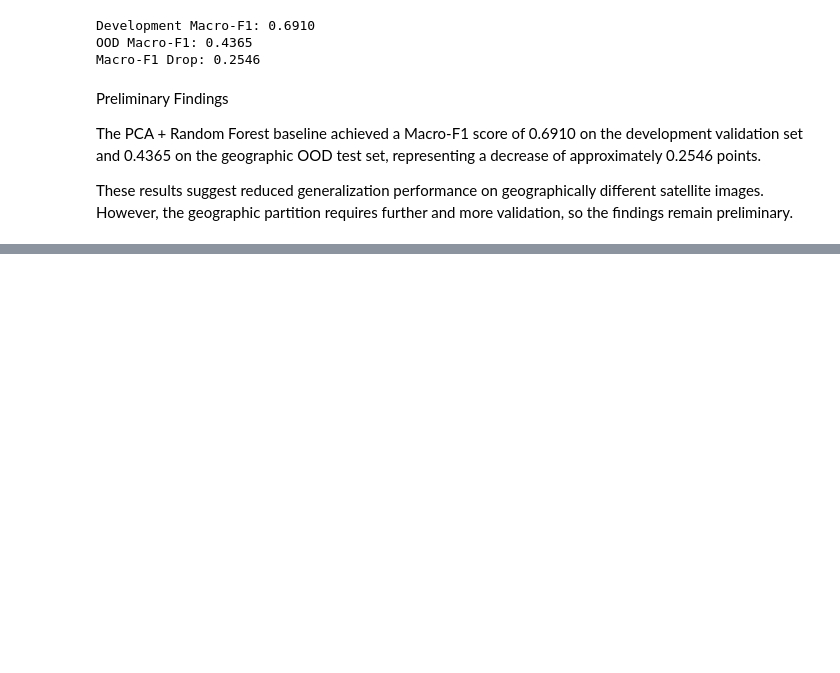
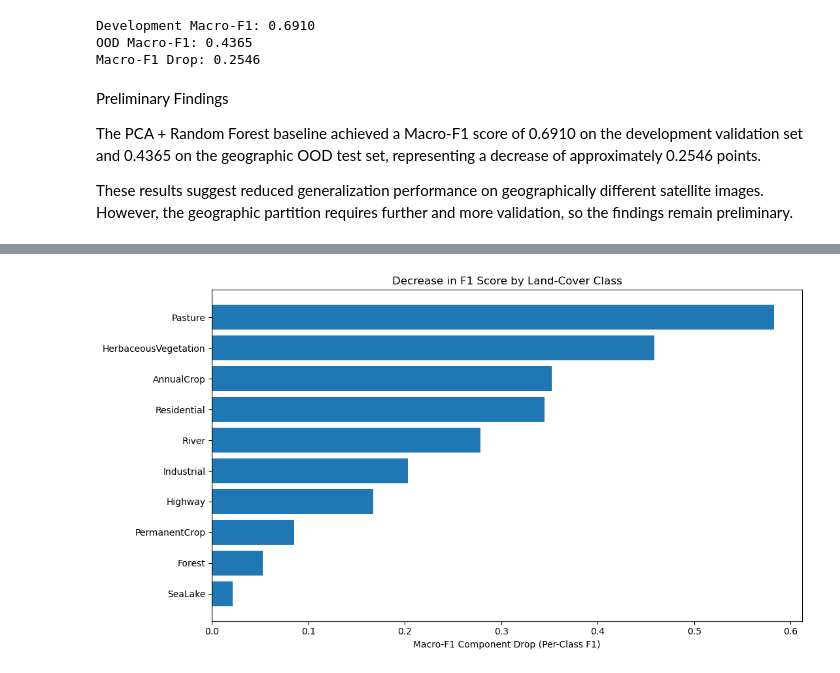
Before and after one commit to Rayan-RK/CSCI3052U-Project-TeamSixtyFive, a Jupyter notebook: notebooks/03_baseline_visualization.ipynb, the cells around one changed output, grey strips where cells are left out. Saved outputs shown, nothing was run; the diff lists cells and outputs as text; code cells hidden in the pictures; blank space fills up the shorter version.

```diff
--- a/notebooks/03_baseline_visualization.ipynb
+++ b/notebooks/03_baseline_visualization.ipynb
@@ -88,0 +145,9 @@ These results suggest reduced generalization performance on geographically diffe
+# %%
+sorted_results = class_results.sort_values(
+    by="f1_drop",
+    ascending=False
+)
+
+print(sorted_results[
+    ["class", "development_validation", "ood_test", "f1_drop"]
+])
@@ -88,0 +166,20 @@ These results suggest reduced generalization performance on geographically diffe
+# %%
+plt.figure(figsize=(11, 6))
+
+plt.barh(
+    sorted_results["class"],
+    sorted_results["f1_drop"]
+)
+
+plt.xlabel("Macro-F1 Component Drop (Per-Class F1)")
+plt.title("Decrease in F1 Score by Land-Cover Class")
+plt.gca().invert_yaxis()
+
+plt.tight_layout()
+
+output_path = project_root / "outputs" / "per_class_f1_drop.png"
+
+plt.savefig(output_path, dpi=300)
+plt.show()
+# %% [output]
+[figure, added]
```
Also changed, not shown: parts of 4 cells of this notebook, 2 other files.
